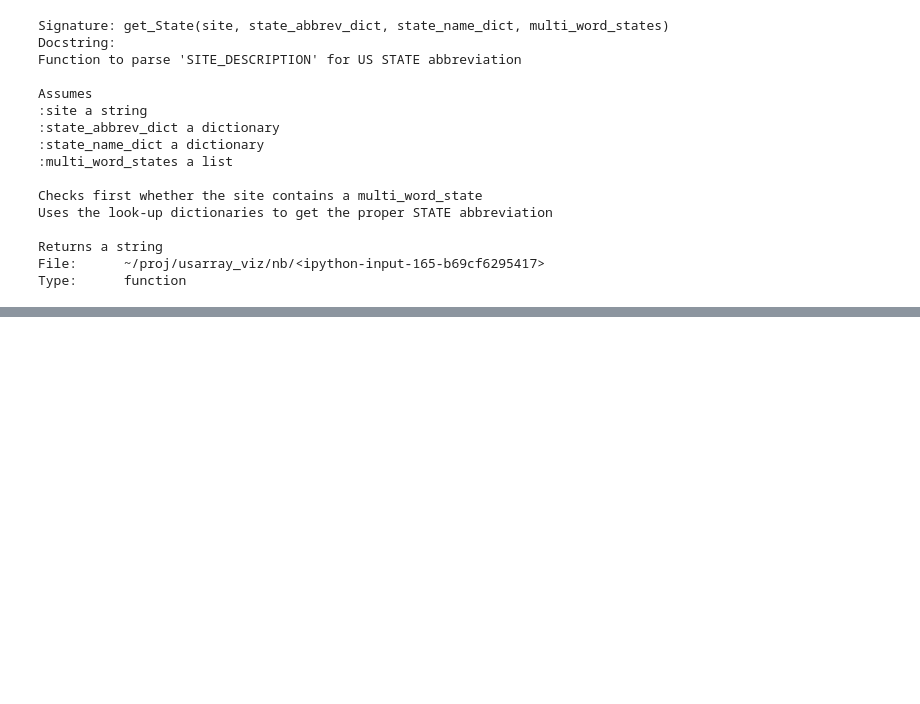
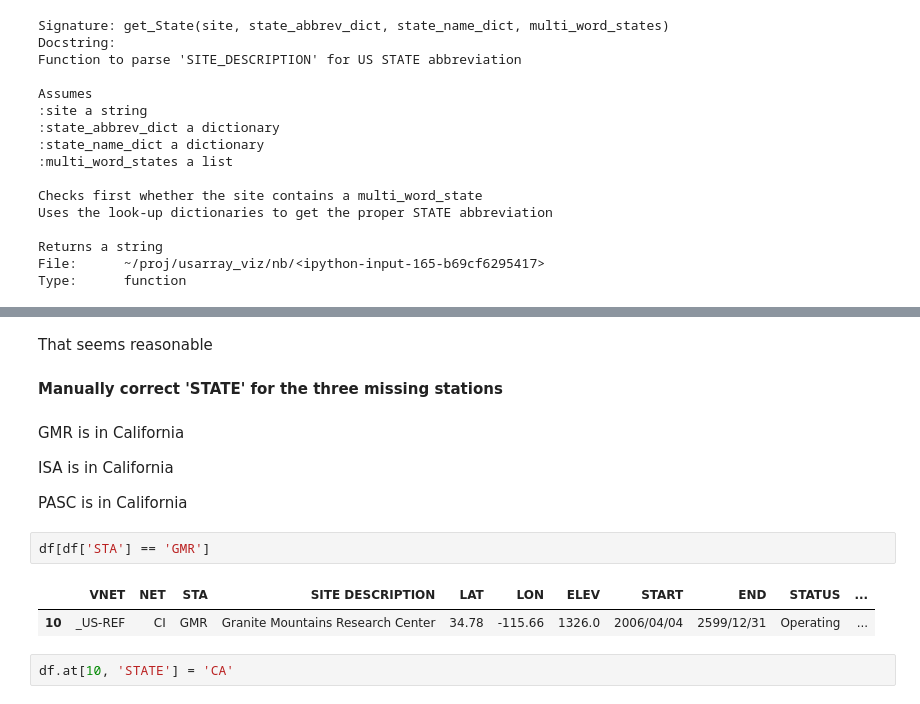
Before and after one commit to bdowdell/USArray_viz, a Jupyter notebook: nb/usarray_data_discovery.ipynb, the cells around one changed output, grey strips where cells are left out. Cells and saved outputs as stored; diff of their text form; blank space fills up the shorter version.

```diff
--- a/nb/usarray_data_discovery.ipynb
+++ b/nb/usarray_data_discovery.ipynb
@@ -663,0 +671,17 @@ Type:      function
+# %% [markdown]
+That seems reasonable
+# %% [markdown]
+**Manually correct 'STATE' for the three missing stations**
+# %% [markdown]
+GMR is in California
+
+ISA is in California
+
+PASC is in California
+# %%
+df[df['STA'] == 'GMR']
+# %% [output]
+|  | VNET | NET | STA | SITE DESCRIPTION | LAT | LON | ELEV | START | END | STATUS | ... |
+| 10 | _US-REF | CI | GMR | Granite Mountains Research Center | 34.78 | -115.66 | 1326.0 | 2006/04/04 | 2599/12/31 | Operating | ... |
+# %%
+df.at[10, 'STATE'] = 'CA'
```
Also changed, not shown: parts of 9 cells of this notebook.
